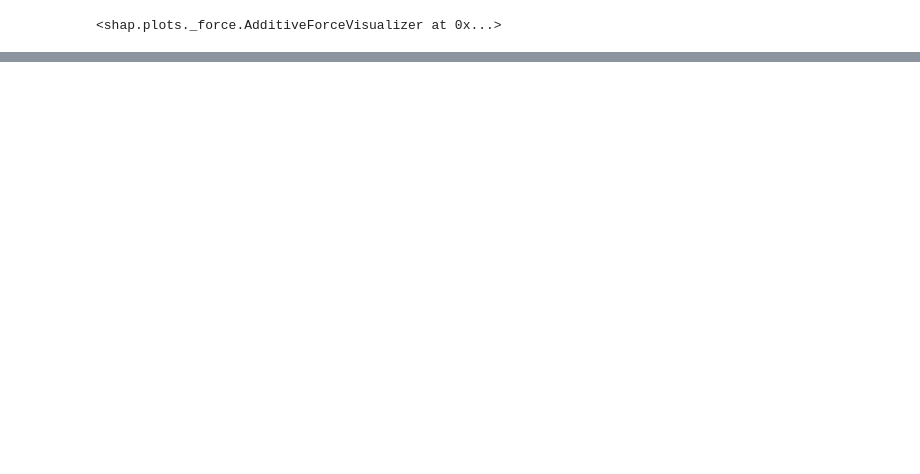
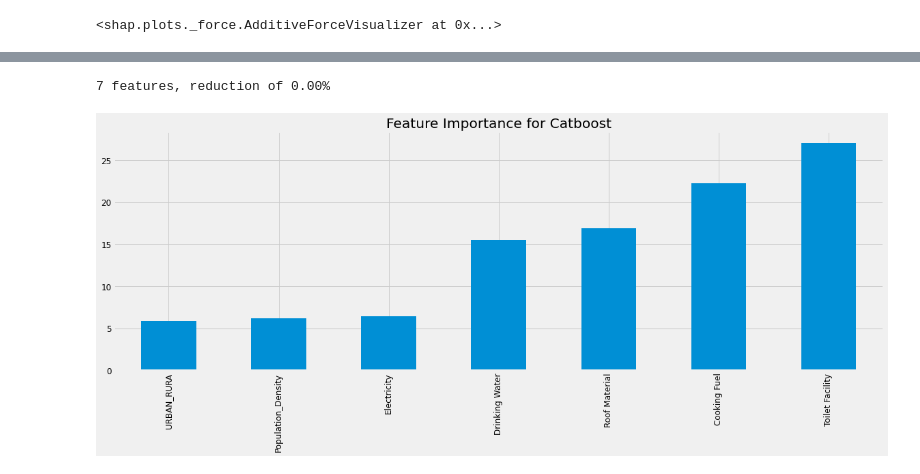
Before and after one commit to cmougan/WRI_WellBeing_Data_Layer, a Jupyter notebook: dssg/carlos/EDA_DHS.ipynb, the cells around one changed output, grey strips where cells are left out. Drawn from its saved outputs; the diff is of its cells as text; code cells hidden in the pictures; blank space fills up the shorter version.

```diff
--- a/dssg/carlos/EDA_DHS.ipynb
+++ b/dssg/carlos/EDA_DHS.ipynb
@@ -288,0 +293,8 @@ shap.summary_plot(shap_values, X_te, plot_type="bar")
+# %%
+X = df.drop(columns=cols_drop)
+y = df[["Wealth"]]
+
+dic = {"richest": 1, "richer": 2, "middle": 3, "poorer": 4, "poorest": 5}
+y = y.Wealth.map(dic)
+
+X_tr,X_te,y_tr,y_te = train_test_split(X,y)
@@ -288,0 +303,6 @@ shap.summary_plot(shap_values, X_te, plot_type="bar")
+# %%
+model = CatBoostRegressor(iterations=200,verbose=0)
+enc = CatBoostEncoder()
+pipe = Pipeline([('enc',enc), ('model',model)])
+
+pipe.fit(X_tr,y_tr)
@@ -288,0 +344,9 @@ shap.summary_plot(shap_values, X_te, plot_type="bar")
+# %%
+plot_feature_importance(
+    pipe[:-1].transform(X_tr).columns,
+    pipe.named_steps["model"].get_feature_importance(),
+    20,
+)
+# %% [output]
+7 features, reduction of 0.00%
+[figure, added]
```
Also changed, not shown: parts of 21 cells of this notebook, 4 other files.
